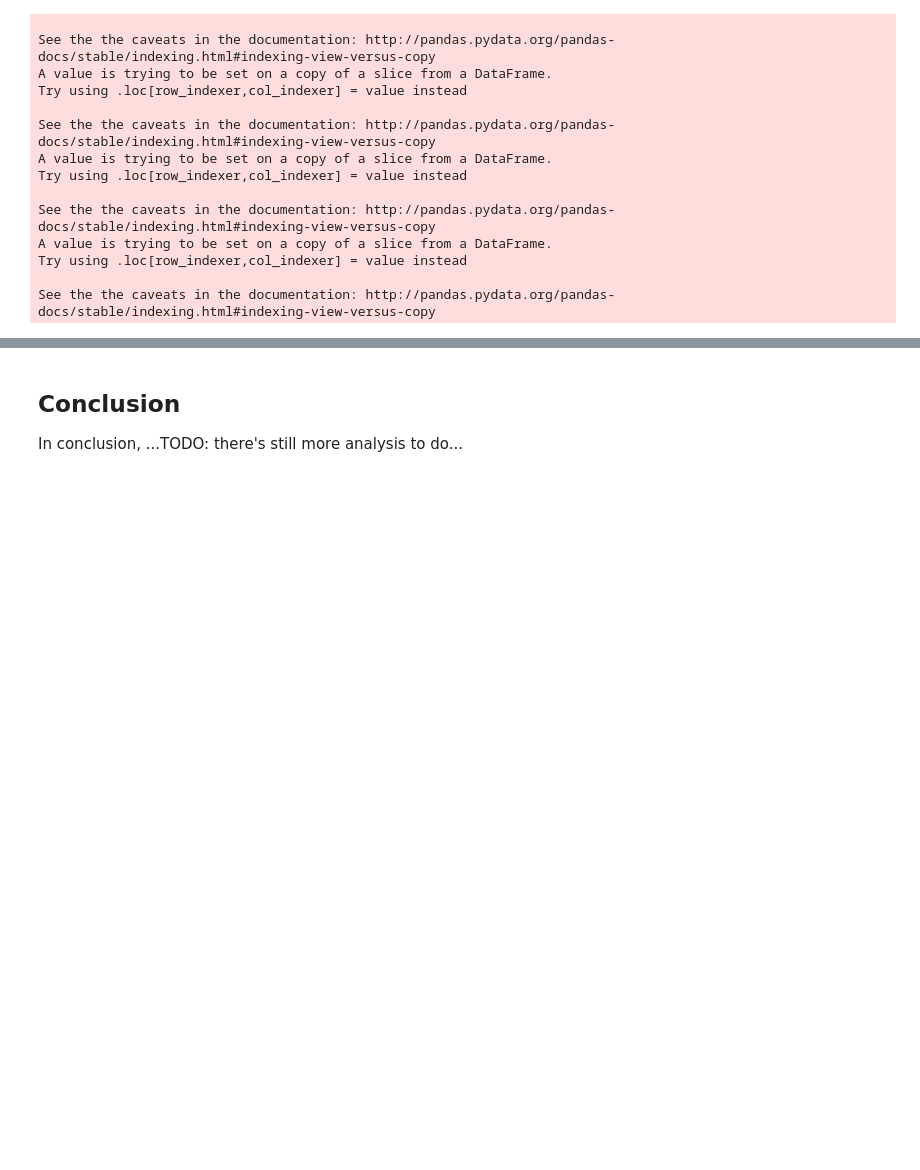
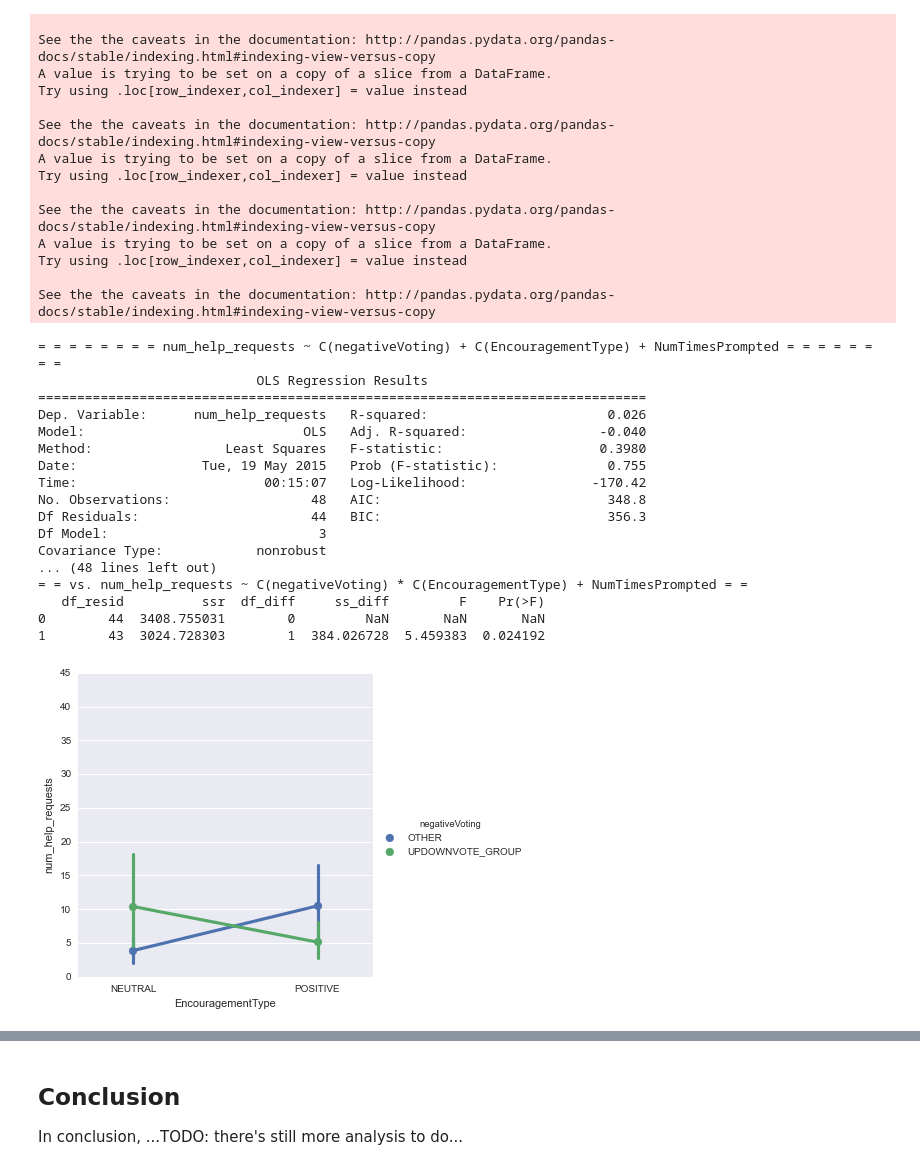
Before and after one commit to UberHowley/spoc-file-processing, a Jupyter notebook: SPOCanalysis.ipynb, the cells around one changed output, grey strips where cells are left out. Saved outputs shown, nothing was run; the diff lists cells and outputs as text; code cells hidden in the pictures; blank space fills up the shorter version.

Commit message:
stats analysis with num-help-requests as outcome

```diff
--- a/SPOCanalysis.ipynb
+++ b/SPOCanalysis.ipynb
@@ -547,3 +547,50 @@ A value is trying to be set on a copy of a slice from a DataFrame.
 Try using .loc[row_indexer,col_indexer] = value instead
 
 See the the caveats in the documentation: http://pandas.pydata.org/pandas-docs/stable/indexing.html#indexing-view-versus-copy
+# %%
+outcome = "num_help_requests"
+col_names = [utils.COL_NEG_VOTE, utils.COL_PROMPTS, covariate, outcome]
+factor_groups = combined_df[col_names].dropna()
+
+formula = outcome + " ~ C(" + col_names[0] + ") + C(" + col_names[1] + ") + " + covariate
+formula_interaction = outcome + " ~ C(" + col_names[0] + ") * C(" + col_names[1] + ") + " + covariate
+
+print("= = = = = = = = " + formula + " = = = = = = = =")
+lm = ols(formula, data=factor_groups).fit()  # linear model: AIC 416
+print(lm.summary())
+
+print("\n= = = = = = = = " + formula_interaction + " = = = = = = = =")
+lm_interaction = ols(formula_interaction, data=factor_groups).fit()  # interaction linear model: AIC 414
+print(lm_interaction.summary())
+
+# We can test if they're significantly different with an ANOVA (neither is sig. so not necessary)
+print("= = = = = = = = = = = = = = = = = = = = = = = = = = = = = =")
+print("= = " + formula + " ANOVA = = ")
+print("= = vs. " + formula_interaction + " = =")
+print(anova_lm(lm, lm_interaction))
+
+# plotting
+sns.set_context("notebook")
+ax3 = sns.factorplot(x=col_names[1], hue=col_names[0], y=outcome, data=factor_groups, kind='point', ci=95)
+ax3.set(ylim=(0, 45))
+sns.set_context("poster")  # larger plots
+ax4 = factor_groups.boxplot(return_type='axes', column=outcome, by=[col_names[0], col_names[1]])
+# %% [output]
+= = = = = = = = num_help_requests ~ C(negativeVoting) + C(EncouragementType) + NumTimesPrompted = = = = = = = =
+                            OLS Regression Results
+==============================================================================
+Dep. Variable:      num_help_requests   R-squared:                       0.026
+Model:                            OLS   Adj. R-squared:                 -0.040
+Method:                 Least Squares   F-statistic:                    0.3980
+Date:                Tue, 19 May 2015   Prob (F-statistic):              0.755
+Time:                        00:15:07   Log-Likelihood:                -170.42
+No. Observations:                  48   AIC:                             348.8
+Df Residuals:                      44   BIC:                             356.3
+Df Model:                           3
+Covariance Type:            nonrobust
+... (48 lines left out)
+= = vs. num_help_requests ~ C(negativeVoting) * C(EncouragementType) + NumTimesPrompted = =
+   df_resid          ssr  df_diff     ss_diff         F    Pr(>F)
+0        44  3408.755031        0         NaN       NaN       NaN
+1        43  3024.728303        1  384.026728  5.459383  0.024192
+[figure, added]
```
Also changed, not shown: parts of 1 cell of this notebook.
